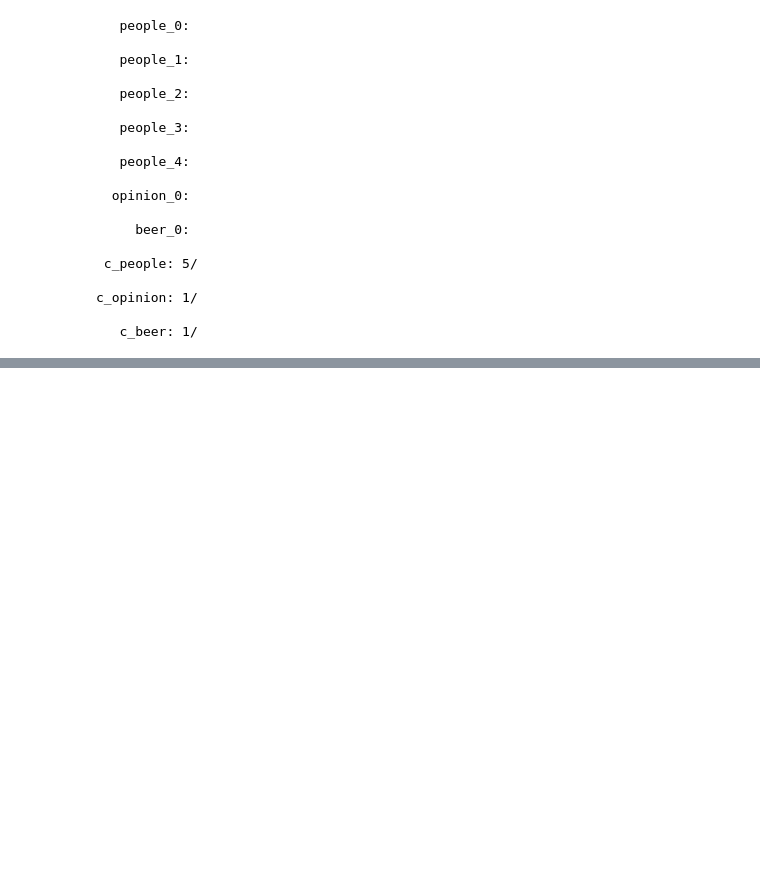
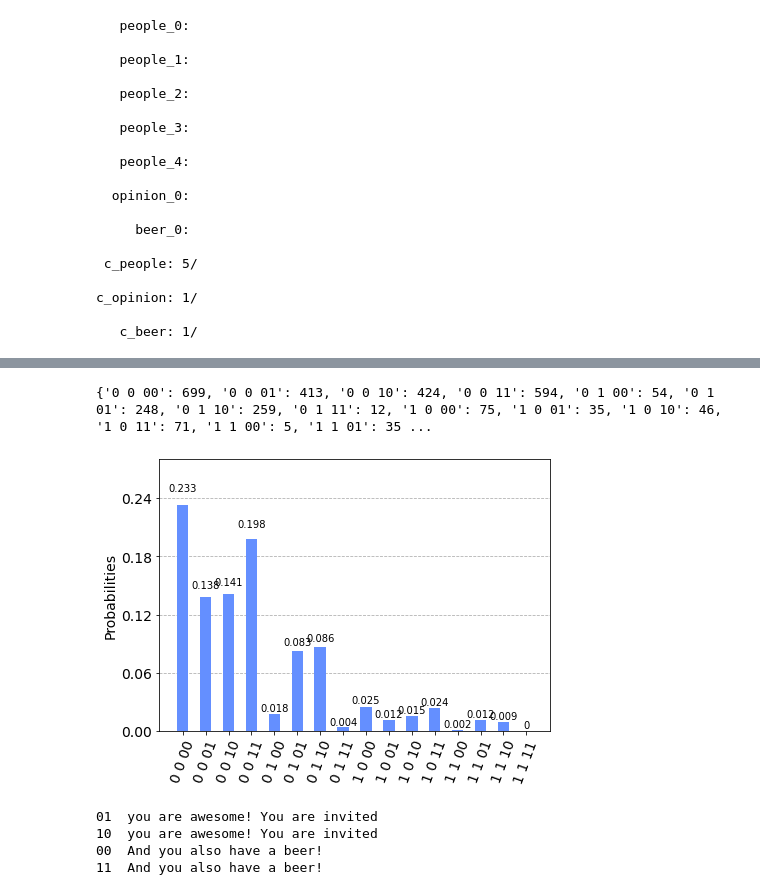
Before and after one commit to QuantumBarcelona/QuantumBeers, a Jupyter notebook: quantum_beers.ipynb, the cells around one changed output, grey strips where cells are left out. Cells and saved outputs as stored; diff of their text form; code cells hidden in the pictures; blank space fills up the shorter version.

```diff
--- a/quantum_beers.ipynb
+++ b/quantum_beers.ipynb
@@ -164,0 +146,8 @@ NoneType
+# %%
+from qiskit import execute, Aer, IBMQ
+from qiskit.tools.visualization import plot_histogram
+from qiskit.providers.aer.noise import NoiseModel
+
+provider = IBMQ.load_account()
+noisy_backend = provider.get_backend('ibmq_16_melbourne')
+noise_model = NoiseModel.from_backend(noisy_backend)
@@ -164,0 +160,23 @@ NoneType
+# %%
+simulator = Aer.get_backend('qasm_simulator')
+shots = 3000
+job = execute(C, simulator, shots=shots, noise_model=noise_model)
+result = job.result()
+counts = result.get_counts(C)
+print(counts); # print the results of the runs
+plot_histogram(counts) # Visualise the results
+# %% [output]
+{'0 0 00': 699, '0 0 01': 413, '0 0 10': 424, '0 0 11': 594, '0 1 00': 54, '0 1 01': 248, '0 1 10': 259, '0 1 11': 12, '1 0 00': 75, '1 0 01': 35, '1 0 10': 46, '1 0 11': 71, '1 1 00': 5, '1 1 01': 35 ...
+[figure, added]
+# %%
+for c in counts:
+    result = c.split()
+    if(result[1] == '1' and counts[c] / shots > 0.05):
+        print(parresult[2], " you are awesome! You are invited")
+    if(result[0] == '1' and counts[c] / shots > 0.02):
+        print(result[2]," And you also have a beer!")
+# %% [output]
+01  you are awesome! You are invited
+10  you are awesome! You are invited
+00  And you also have a beer!
+11  And you also have a beer!
```
Also changed, not shown: parts of 4 cells of this notebook.
